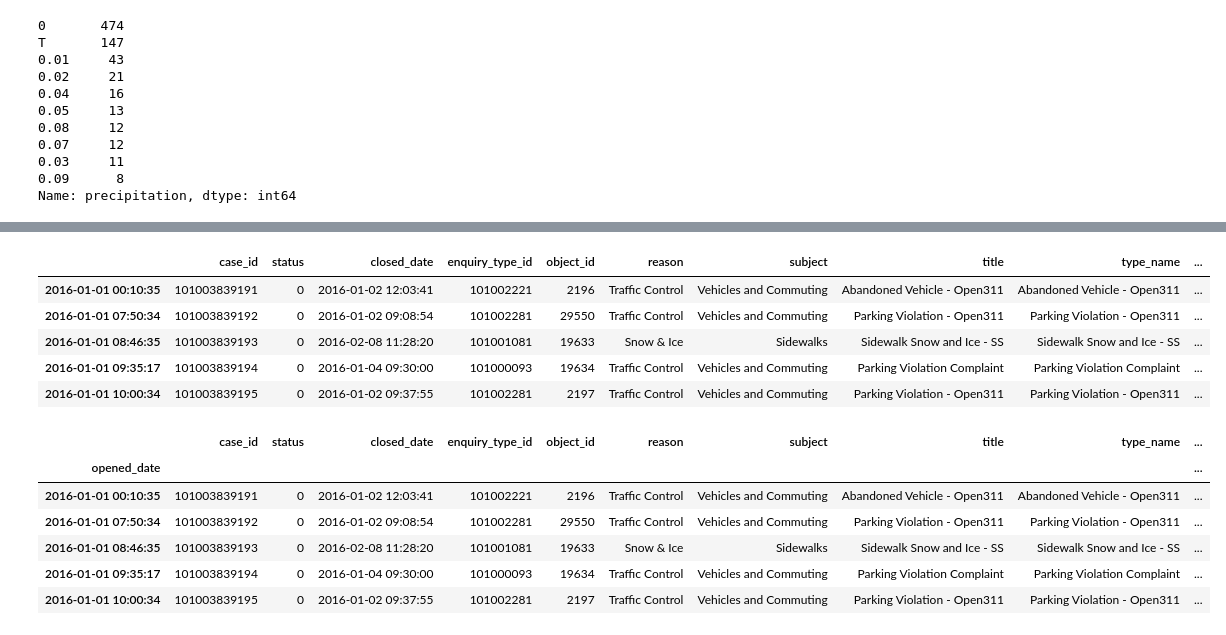
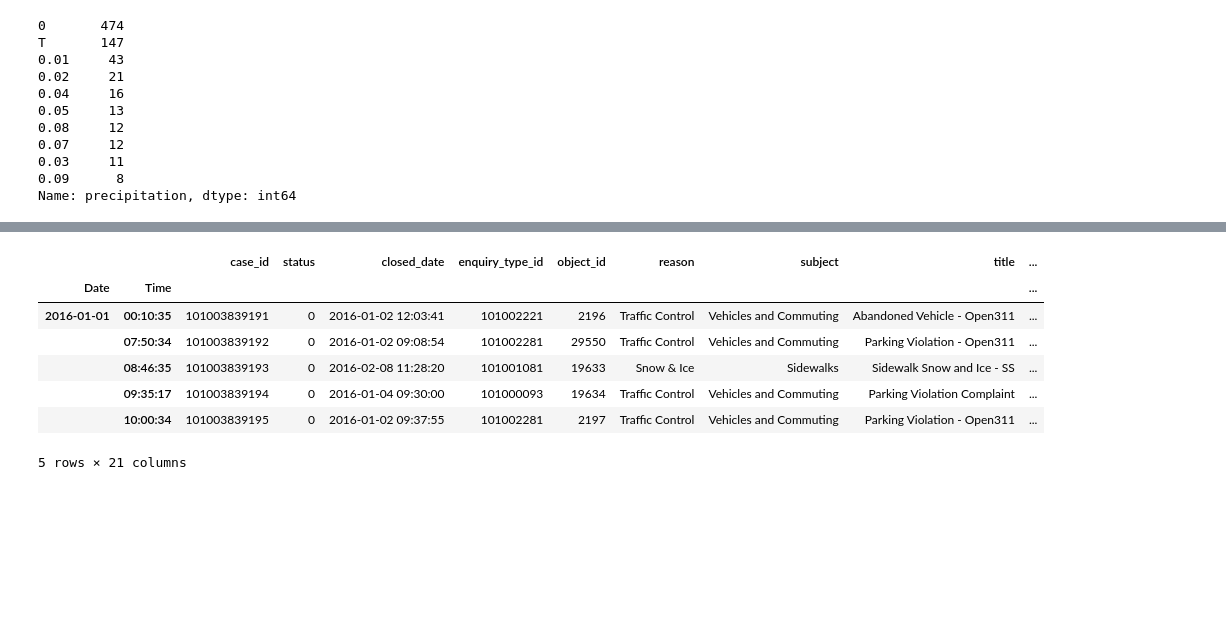
Before and after one commit to lwdee/Springboard, a Jupyter notebook: Capstone/Capstone_1_Data_Wrangling.ipynb, the cells around one changed output, grey strips where cells are left out. Drawn from its saved outputs; the diff is of its cells as text; code cells hidden in the pictures; blank space fills up the shorter version.

Commit message:
Update to data wrangling notebook

```diff
--- a/Capstone/Capstone_1_Data_Wrangling.ipynb
+++ b/Capstone/Capstone_1_Data_Wrangling.ipynb
@@ -391,0 +428,15 @@ Name: precipitation, dtype: int64
+# %%
+# Some precipitation, snow, and snow depth entries are "T" for "trace amounts".
+# Current minimum values in each column are 0.01 inches (precipitation, snow) and 0.1 inches (snow depth).
+# Replace these "T" values with a half increment.
+
+df_weather.precipitation = df_weather.precipitation.replace('T', 0.005)
+df_weather.snow = df_weather.snow.replace('T', 0.005)
+df_weather.snow_depth = df_weather.snow_depth.replace('T', 0.05)
+
+# Coerce the values into numeric types, after removing any string values.
+
+df_weather.precipitation = pd.to_numeric(df_weather.precipitation)
+df_weather.snow = pd.to_numeric(df_weather.snow)
+df_weather.snow_depth = pd.to_numeric(df_weather.snow_depth)
+df_weather.info()
@@ -391,0 +473,5 @@ Name: precipitation, dtype: int64
+# %%
+# Need to create date column in order to combine with weather data.
+df1617['open_day'] = df1617.index.date
+df1617['open_time'] = df1617.index.time
+df1617.head()
@@ -392,23 +486,15 @@ Name: precipitation, dtype: int64
+# %%
+#df1617.index = pd.MultiIndex.from_arrays([df1617.index.date, df1617.index.time], names=['Date','Time'])
+df1617.index = pd.MultiIndex.from_arrays([df1617.index.date, df1617.index.time], names=['Date','Time'])
 # %%
-df1617weather1 = pd.merge(df1617, df_weather, left_index=True, right_index=True, how = 'left')
-df1617weather1.head()
+df1617weather = pd.merge(df1617, df_weather, left_index=True, right_index=True, how = 'left')
+df1617weather.head()
 # %% [output]
-|  | case_id | status | closed_date | enquiry_type_id | object_id | reason | subject | title | type_name | ... |
-| 2016-01-01 00:10:35 | 101003839191 | 0 | 2016-01-02 12:03:41 | 101002221 | 2196 | Traffic Control | Vehicles and Commuting | Abandoned Vehicle - Open311 | Abandoned Vehicle - Open311 | ... |
-| 2016-01-01 07:50:34 | 101003839192 | 0 | 2016-01-02 09:08:54 | 101002281 | 29550 | Traffic Control | Vehicles and Commuting | Parking Violation - Open311 | Parking Violation - Open311 | ... |
-| 2016-01-01 08:46:35 | 101003839193 | 0 | 2016-02-08 11:28:20 | 101001081 | 19633 | Snow & Ice | Sidewalks | Sidewalk Snow and Ice - SS | Sidewalk Snow and Ice - SS | ... |
-| 2016-01-01 09:35:17 | 101003839194 | 0 | 2016-01-04 09:30:00 | 101000093 | 19634 | Traffic Control | Vehicles and Commuting | Parking Violation Complaint | Parking Violation Complaint | ... |
-| 2016-01-01 10:00:34 | 101003839195 | 0 | 2016-01-02 09:37:55 | 101002281 | 2197 | Traffic Control | Vehicles and Commuting | Parking Violation - Open311 | Parking Violation - Open311 | ... |
+|  |  | case_id | status | closed_date | enquiry_type_id | object_id | reason | subject | title | ... |
+| Date | Time |  |  |  |  |  |  |  |  | ... |
+| 2016-01-01 | 00:10:35 | 101003839191 | 0 | 2016-01-02 12:03:41 | 101002221 | 2196 | Traffic Control | Vehicles and Commuting | Abandoned Vehicle - Open311 | ... |
+|  | 07:50:34 | 101003839192 | 0 | 2016-01-02 09:08:54 | 101002281 | 29550 | Traffic Control | Vehicles and Commuting | Parking Violation - Open311 | ... |
+|  | 08:46:35 | 101003839193 | 0 | 2016-02-08 11:28:20 | 101001081 | 19633 | Snow & Ice | Sidewalks | Sidewalk Snow and Ice - SS | ... |
+|  | 09:35:17 | 101003839194 | 0 | 2016-01-04 09:30:00 | 101000093 | 19634 | Traffic Control | Vehicles and Commuting | Parking Violation Complaint | ... |
+|  | 10:00:34 | 101003839195 | 0 | 2016-01-02 09:37:55 | 101002281 | 2197 | Traffic Control | Vehicles and Commuting | Parking Violation - Open311 | ... |
+5 rows × 21 columns
-# %%
-# Need to create date column in order to combine with weather data.
-df1617['open_date'] = df1617.index.date
-df1617['open_time'] = df1617.index.time
-df1617.head()
-# %% [output]
-|  | case_id | status | closed_date | enquiry_type_id | object_id | reason | subject | title | type_name | ... |
-| opened_date |  |  |  |  |  |  |  |  |  | ... |
-| 2016-01-01 00:10:35 | 101003839191 | 0 | 2016-01-02 12:03:41 | 101002221 | 2196 | Traffic Control | Vehicles and Commuting | Abandoned Vehicle - Open311 | Abandoned Vehicle - Open311 | ... |
-| 2016-01-01 07:50:34 | 101003839192 | 0 | 2016-01-02 09:08:54 | 101002281 | 29550 | Traffic Control | Vehicles and Commuting | Parking Violation - Open311 | Parking Violation - Open311 | ... |
-| 2016-01-01 08:46:35 | 101003839193 | 0 | 2016-02-08 11:28:20 | 101001081 | 19633 | Snow & Ice | Sidewalks | Sidewalk Snow and Ice - SS | Sidewalk Snow and Ice - SS | ... |
-| 2016-01-01 09:35:17 | 101003839194 | 0 | 2016-01-04 09:30:00 | 101000093 | 19634 | Traffic Control | Vehicles and Commuting | Parking Violation Complaint | Parking Violation Complaint | ... |
-| 2016-01-01 10:00:34 | 101003839195 | 0 | 2016-01-02 09:37:55 | 101002281 | 2197 | Traffic Control | Vehicles and Commuting | Parking Violation - Open311 | Parking Violation - Open311 | ... |
```
Also changed, not shown: parts of 11 cells of this notebook.
